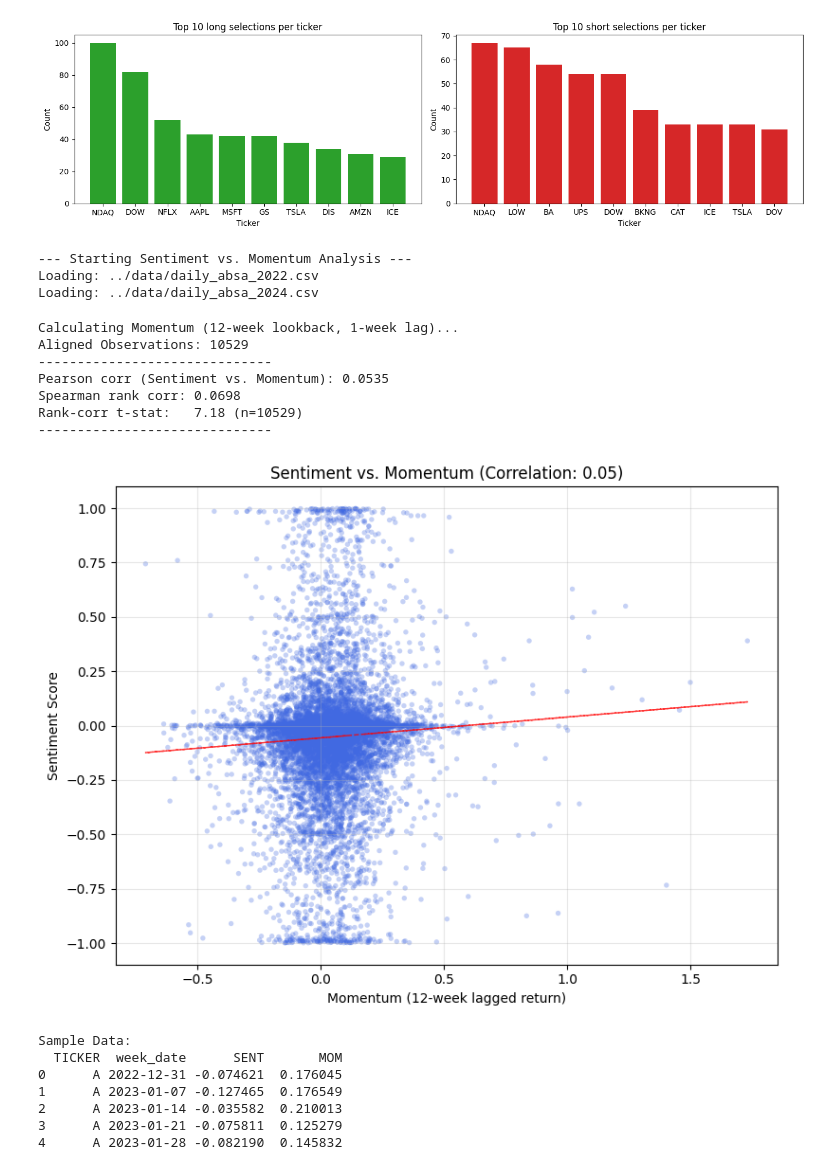
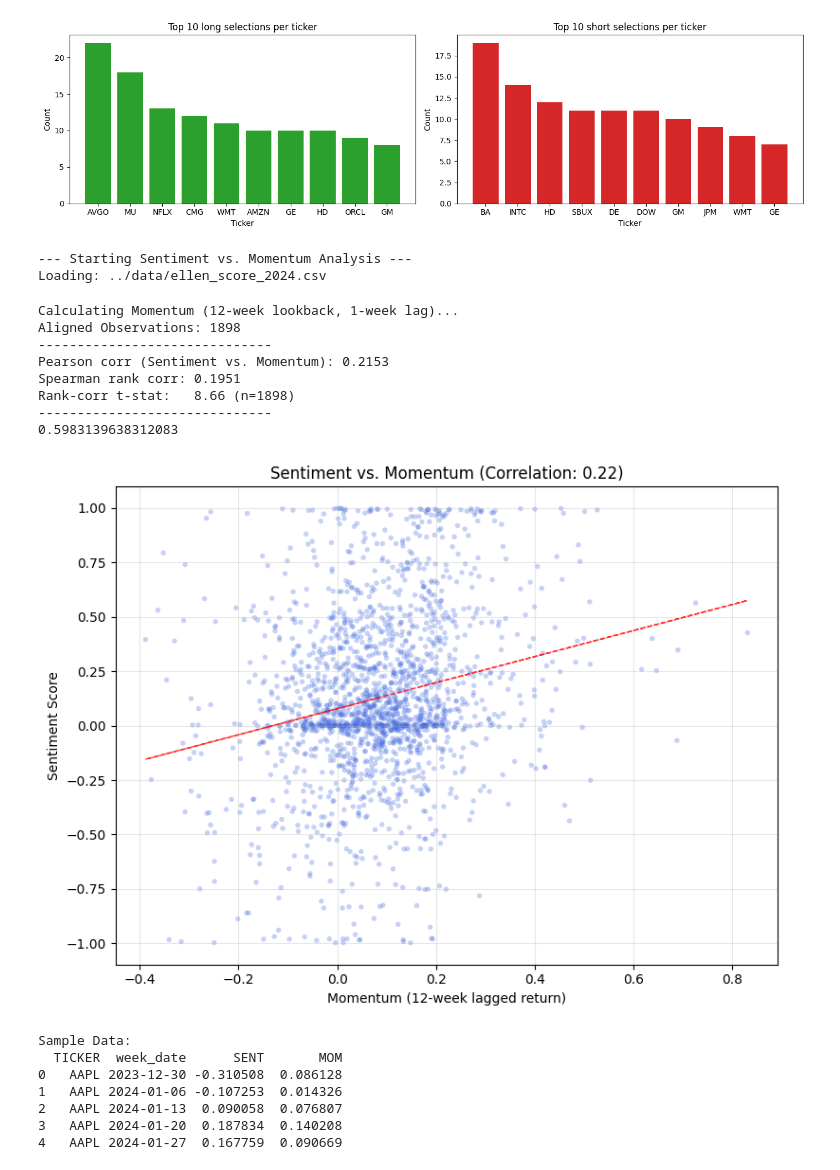
Before and after one commit to kktallam/ML-Capstone-Project-006, a Jupyter notebook: code/weekly_backtest.ipynb, the cells around one changed output. Saved outputs shown, nothing was run; the diff lists cells and outputs as text; code cells hidden in the pictures.

Commit message:
testing the new data

```diff
--- a/code/weekly_backtest.ipynb
+++ b/code/weekly_backtest.ipynb
@@ -8,14 +8,16 @@ import ast
 # --------------------------------------------------------------------------------
 # CONFIGURATION & PATHS
 # --------------------------------------------------------------------------------
-LONG_PCT = 0.1
-SHORT_PCT = 0.1
+LONG_PCT = 0.2
+SHORT_PCT = 0.2
 LEVERAGE = 1.0
 HOLDING_WEEKS = 1
 equal_weight = False  # Set to True for equal-weighted portfolio
 # Input Paths
 SENTIMENT_2022 = "../data/daily_absa_2022.csv"
 SENTIMENT_2024 = "../data/daily_absa_2024.csv"
+
+SENTIMENT_paths = ["../data/ellen_score_2024.csv"]
 SP500_MAPPING = "../data/sp_500_constituents.xlsx"
 STOCK_RET_PATH = 'momentum/s&p500ret.csv'
 SP500_RET_PATH = "../data/snp500_ret.csv"    # Path to index returns
@@ -29,7 +31,7 @@ def load_raw_sentiment() -> pd.DataFrame:
     Loads and concatenates daily sentiment files.
     """
     dfs = []
-    for path in [SENTIMENT_2022, SENTIMENT_2024]:
+    for path in SENTIMENT_paths:
         if os.path.exists(path):
             print(f"Loading sentiment: {path}")
             df = pd.read_csv(path)
@@ -480,7 +520,7 @@ axes[1].set_xlabel('Ticker')
 
 plt.tight_layout()
 # %% [output]
-[figure, old version]
+[figure, new version]
 # %%
 import pandas as pd
 import numpy as np
@@ -492,8 +532,6 @@ import ast
 # CONFIGURATION & PATHS
 # --------------------------------------------------------------------------------
 LOOKBACK_WEEKS = 12
-SENTIMENT_2022 = "../data/daily_absa_2022.csv"
-SENTIMENT_2024 = "../data/daily_absa_2024.csv"
 SP500_MAPPING = "../data/sp_500_constituents.xlsx"
 STOCK_RET_PATH = "momentum/s&p500ret.csv"
 
@@ -503,7 +541,7 @@ STOCK_RET_PATH = "momentum/s&p500ret.csv"
 
 def load_raw_sentiment() -> pd.DataFrame:
     dfs = []
-    for path in [SENTIMENT_2022, SENTIMENT_2024]:
+    for path in SENTIMENT_paths:
         if os.path.exists(path):
             print(f"Loading: {path}")
             dfs.append(pd.read_csv(path))
@@ -635,47 +673,47 @@ def run_analysis():
     print(f"Spearman rank corr: {spearman_corr:.4f}")
     print(f"Rank-corr t-stat:   {t_stat:.2f} (n={obs})")
     print("-" * 30)
 
     # 6. Plot
     plt.figure(figsize=(8, 6))
     plt.scatter(alpha_mom['MOM'], alpha_mom['SENT'], alpha=0.3, s=15, c='royalblue', edgecolors='none')
 
     # Add a trendline for visual aid
     m, b = np.polyfit(alpha_mom['MOM'], alpha_mom['SENT'], 1)
     plt.plot(alpha_mom['MOM'], m*alpha_mom['MOM'] + b, color='red', linestyle='--', alpha=0.8, linewidth=1)
 
     plt.xlabel(f'Momentum ({LOOKBACK_WEEKS}-week lagged return)')
     plt.ylabel('Sentiment Score')
     plt.title(f'Sentiment vs. Momentum (Correlation: {pearson_corr:.2f})')
     plt.grid(True, alpha=0.3)
     plt.tight_layout()
     plt.show()
 
     # Display head of data
     print("\nSample Data:")
     print(alpha_mom.head())
 
 
 run_analysis()
 # %% [output]
 --- Starting Sentiment vs. Momentum Analysis ---
-Loading: ../data/daily_absa_2022.csv
-Loading: ../data/daily_absa_2024.csv
+Loading: ../data/ellen_score_2024.csv
 Calculating Momentum (12-week lookback, 1-week lag)...
-Aligned Observations: 10529
+Aligned Observations: 1898
 ------------------------------
-Pearson corr (Sentiment vs. Momentum): 0.0535
-Spearman rank corr: 0.0698
-Rank-corr t-stat:   7.18 (n=10529)
+Pearson corr (Sentiment vs. Momentum): 0.2153
+Spearman rank corr: 0.1951
+Rank-corr t-stat:   8.66 (n=1898)
 ------------------------------
+0.5983139638312083
-[figure, old version]
+[figure, new version]
 Sample Data:
   TICKER  week_date      SENT       MOM
-0      A 2022-12-31 -0.074621  0.176045
-1      A 2023-01-07 -0.127465  0.176549
-2      A 2023-01-14 -0.035582  0.210013
-3      A 2023-01-21 -0.075811  0.125279
-4      A 2023-01-28 -0.082190  0.145832
+0   AAPL 2023-12-30 -0.310508  0.086128
+1   AAPL 2024-01-06 -0.107253  0.014326
+2   AAPL 2024-01-13  0.090058  0.076807
+3   AAPL 2024-01-20  0.187834  0.140208
+4   AAPL 2024-01-27  0.167759  0.090669
 # %%
 import pandas as pd
 import numpy as np
```
Also changed, not shown: parts of 7 cells of this notebook.
